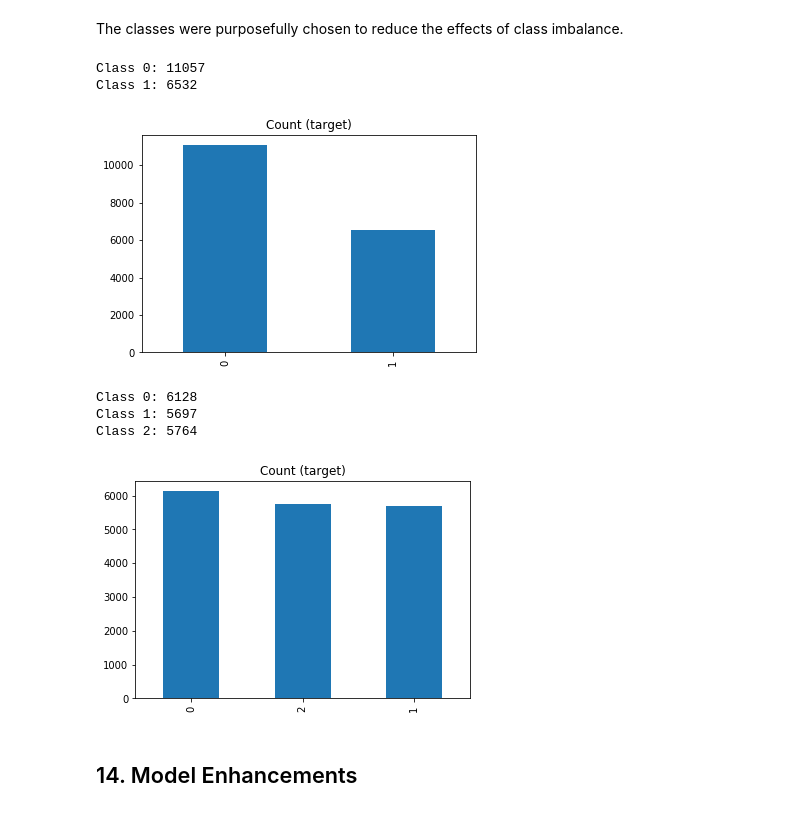
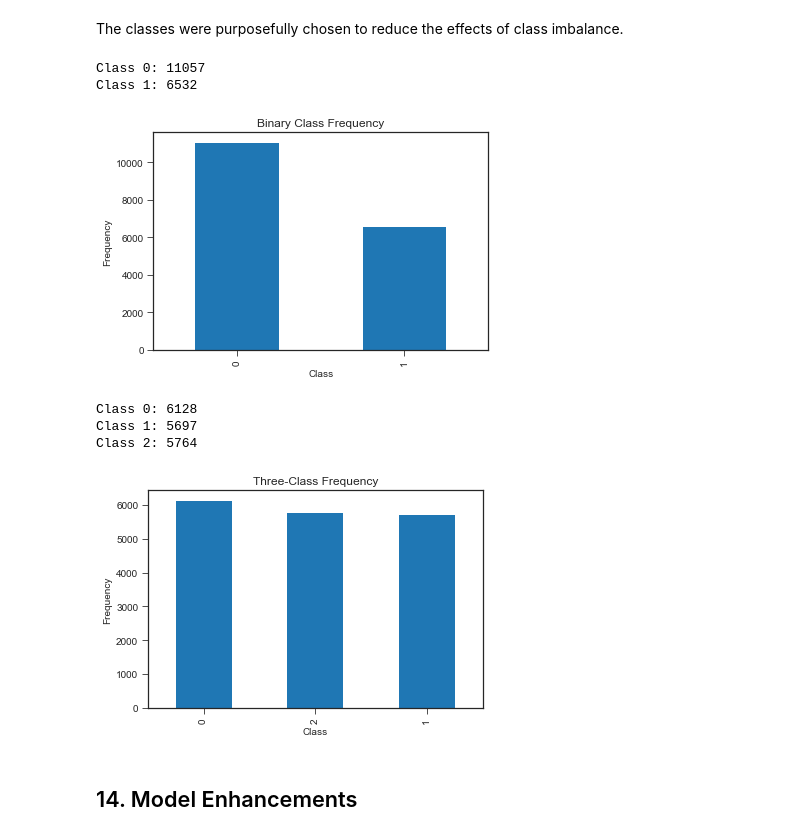
Before and after one commit to dtse91/Springboard, a Jupyter notebook: Capstone 1 Project/Capstone Project 1 Machine Learning.ipynb, the cells around one changed output. Cells and saved outputs as stored; diff of their text form; code cells hidden in the pictures.

```diff
--- a/Capstone 1 Project/Capstone Project 1 Machine Learning.ipynb
+++ b/Capstone 1 Project/Capstone Project 1 Machine Learning.ipynb
@@ -6,6 +6,8 @@ import numpy as np
 import matplotlib.pyplot as plt
 import pandas as pd
 from collections import Counter
+import seaborn as sns
+sns.set_style(style='ticks')
 
 # Machine Learning pre-processing libraries
 from sklearn.preprocessing import Imputer, LabelEncoder, OneHotEncoder, StandardScaler
@@ -292,25 +295,29 @@ The classes were purposefully chosen to reduce the effects of class imbalance.
 target_count = recent_nyc.issue_time_2_class.value_counts()
 print('Class 0:', target_count[0])
 print('Class 1:', target_count[1])
-target_count.plot(kind='bar', title='Count (target)')
+target_count.plot(kind='bar', title='Binary Class Frequency')
+plt.ylabel('Frequency')
+plt.xlabel('Class')
 plt.show()
 # %% [output]
 Class 0: 11057
 Class 1: 6532
-[figure, old version]
+[figure, new version]
 # %%
 target_count = recent_nyc.issue_time_3_class.value_counts()
 print('Class 0:', target_count[0])
 print('Class 1:', target_count[1])
 print('Class 2:', target_count[2])
 
-target_count.plot(kind='bar', title='Count (target)')
+target_count.plot(kind='bar', title='Three-Class Frequency')
+plt.ylabel('Frequency')
+plt.xlabel('Class')
 plt.show()
 # %% [output]
 Class 0: 6128
 Class 1: 5697
 Class 2: 5764
-[figure, old version]
+[figure, new version]
 # %% [markdown]
 ## 14. Model Enhancements
 # %% [markdown]
```
Also changed, not shown: parts of 15 cells of this notebook, 1 other file.
